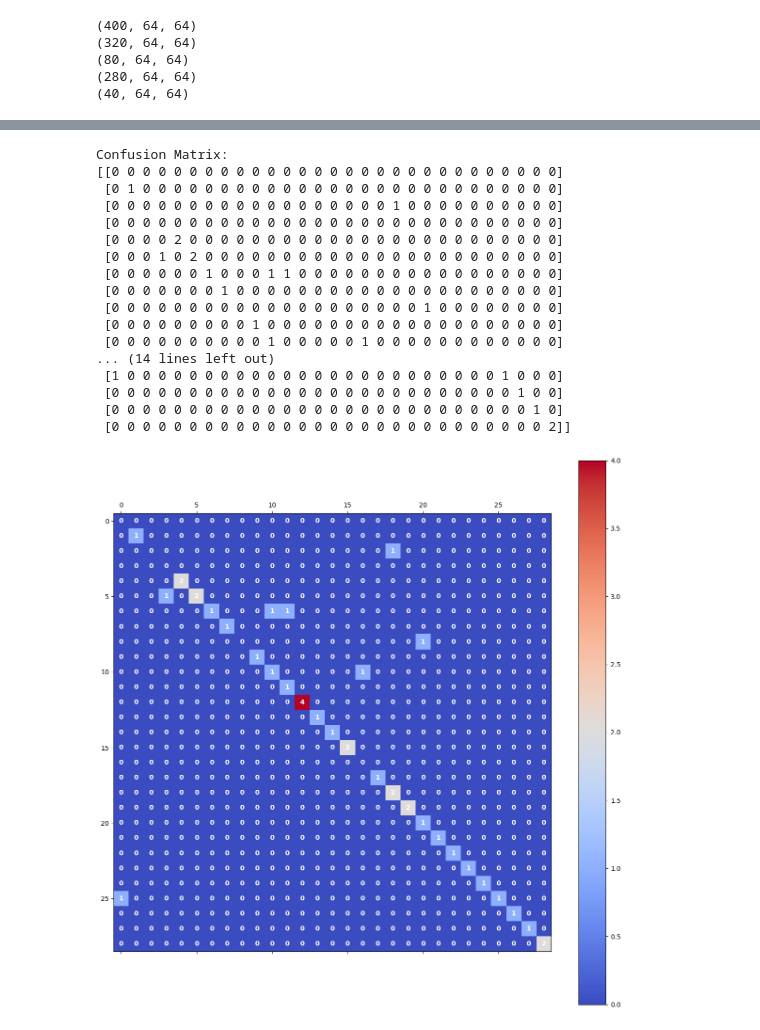
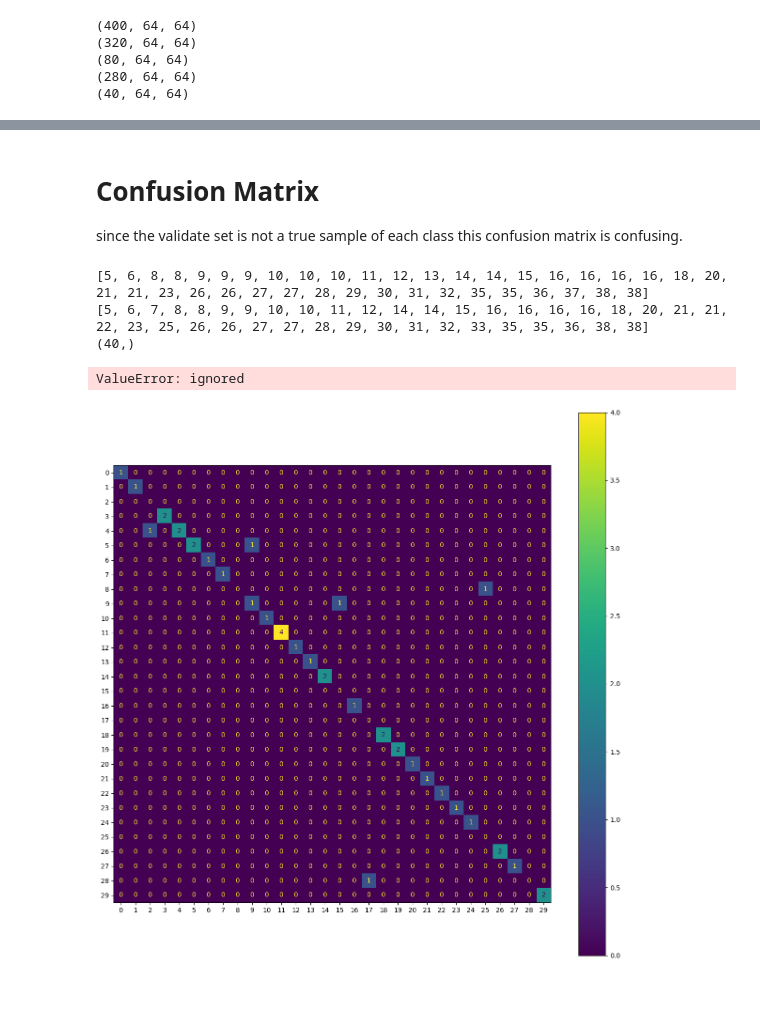
Before and after one commit to sunithapillai/datasharing, a Jupyter notebook: cnn_withpredict.ipynb, the cells around one changed output, grey strips where cells are left out. Cells and saved outputs as stored; diff of their text form; code cells hidden in the pictures; blank space fills up the shorter version.

```diff
--- a/cnn_withpredict.ipynb
+++ b/cnn_withpredict.ipynb
@@ -141,7 +141,7 @@ None
 # %%
 learning_rate = 0.001
 loss_function = 'sparse_categorical_crossentropy'
-batch_size = 20 #originall tested with 32
+batch_size = 32 #originall tested with 32
 num_epochs = 50
 # %%
 # training configuration
@@ -253,30 +279,24 @@ Since this is a random set of 40 images, not all classes are there to be identif
+# %% [markdown]
+# Confusion Matrix
+since the validate set is not a true sample of each class this confusion matrix is confusing.
 # %%
+from sklearn.metrics._plot.confusion_matrix import ConfusionMatrixDisplay
 from sklearn.metrics import confusion_matrix
 
+print(sorted(y_val))
+print(sorted(predictedclass))
+print(y_val.shape)
 
-
+# Get unique class labels from the true_labels array
+class_labels = np.unique(y_val)
 
 conf_matrix = confusion_matrix(y_val, predictedclass)
 
 print("Confusion Matrix:")
 print(conf_matrix)
-plot_confusion(conf_matrix)
 # %% [output]
-Confusion Matrix:
-[[0 0 0 0 0 0 0 0 0 0 0 0 0 0 0 0 0 0 0 0 0 0 0 0 0 0 0 0 0]
- [0 1 0 0 0 0 0 0 0 0 0 0 0 0 0 0 0 0 0 0 0 0 0 0 0 0 0 0 0]
- [0 0 0 0 0 0 0 0 0 0 0 0 0 0 0 0 0 0 1 0 0 0 0 0 0 0 0 0 0]
- [0 0 0 0 0 0 0 0 0 0 0 0 0 0 0 0 0 0 0 0 0 0 0 0 0 0 0 0 0]
- [0 0 0 0 2 0 0 0 0 0 0 0 0 0 0 0 0 0 0 0 0 0 0 0 0 0 0 0 0]
- [0 0 0 1 0 2 0 0 0 0 0 0 0 0 0 0 0 0 0 0 0 0 0 0 0 0 0 0 0]
- [0 0 0 0 0 0 1 0 0 0 1 1 0 0 0 0 0 0 0 0 0 0 0 0 0 0 0 0 0]
- [0 0 0 0 0 0 0 1 0 0 0 0 0 0 0 0 0 0 0 0 0 0 0 0 0 0 0 0 0]
- [0 0 0 0 0 0 0 0 0 0 0 0 0 0 0 0 0 0 0 0 1 0 0 0 0 0 0 0 0]
- [0 0 0 0 0 0 0 0 0 1 0 0 0 0 0 0 0 0 0 0 0 0 0 0 0 0 0 0 0]
- [0 0 0 0 0 0 0 0 0 0 1 0 0 0 0 0 1 0 0 0 0 0 0 0 0 0 0 0 0]
-... (14 lines left out)
- [1 0 0 0 0 0 0 0 0 0 0 0 0 0 0 0 0 0 0 0 0 0 0 0 0 1 0 0 0]
- [0 0 0 0 0 0 0 0 0 0 0 0 0 0 0 0 0 0 0 0 0 0 0 0 0 0 1 0 0]
- [0 0 0 0 0 0 0 0 0 0 0 0 0 0 0 0 0 0 0 0 0 0 0 0 0 0 0 1 0]
- [0 0 0 0 0 0 0 0 0 0 0 0 0 0 0 0 0 0 0 0 0 0 0 0 0 0 0 0 2]]
+[5, 6, 8, 8, 9, 9, 9, 10, 10, 10, 11, 12, 13, 14, 14, 15, 16, 16, 16, 16, 18, 20, 21, 21, 23, 26, 26, 27, 27, 28, 29, 30, 31, 32, 35, 35, 36, 37, 38, 38]
+[5, 6, 7, 8, 8, 9, 9, 10, 10, 11, 12, 14, 14, 15, 16, 16, 16, 16, 18, 20, 21, 21, 22, 23, 25, 26, 26, 27, 27, 28, 29, 30, 31, 32, 33, 35, 35, 36, 38, 38]
+(40,)
+ValueError: ignored
-[figure, old version]
+[figure, new version]
```
Also changed, not shown: parts of 5 cells of this notebook.
